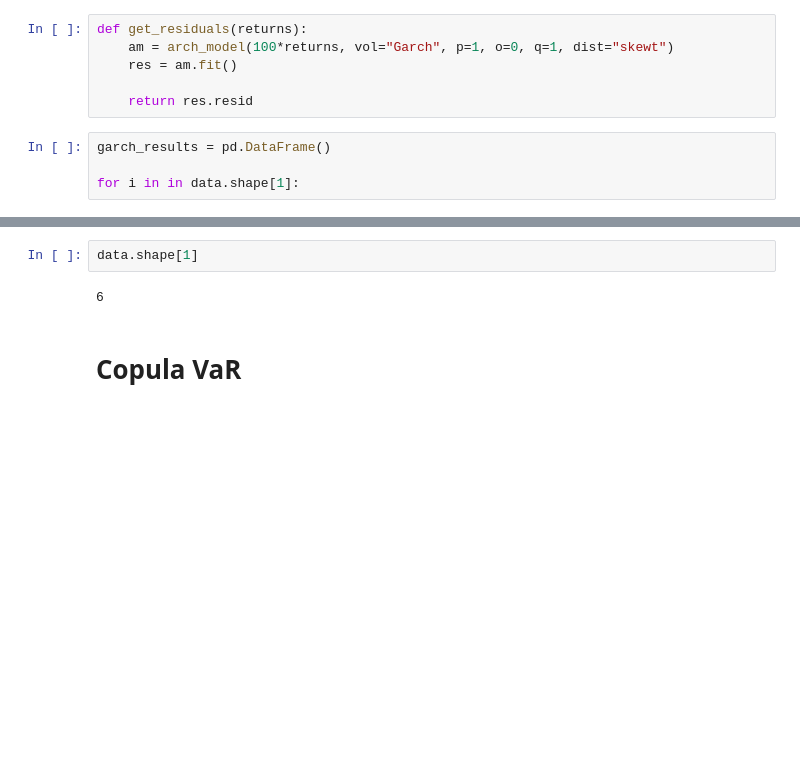
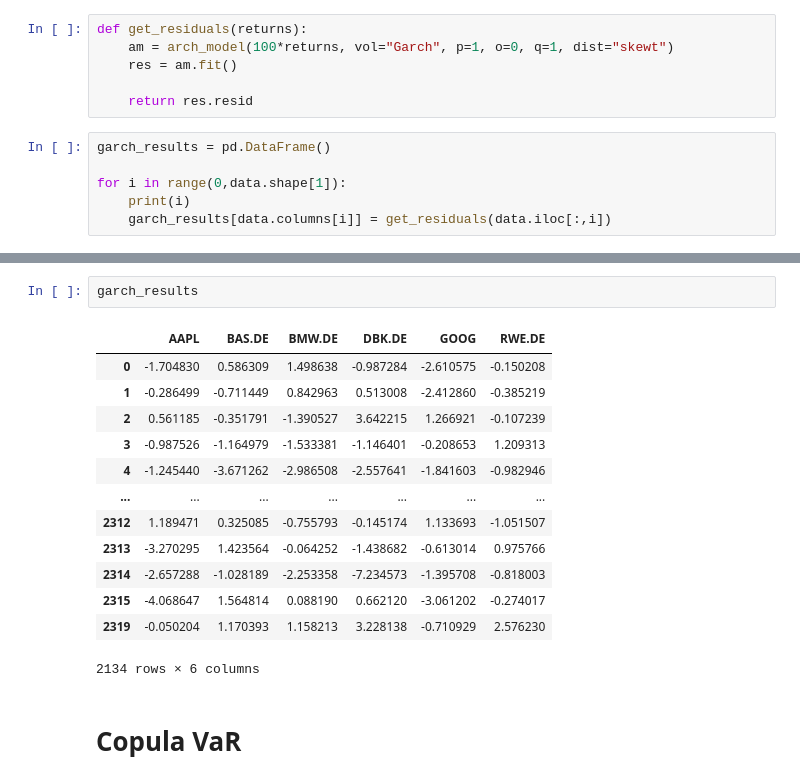
Before and after one commit to memlein/Copula-GARCH-for-Value-at-Risk-Prediction, a Jupyter notebook: VaR.ipynb, the cells around one changed output, grey strips where cells are left out. Saved outputs shown, nothing was run; the diff lists cells and outputs as text; blank space fills up the shorter version.

```diff
--- a/VaR.ipynb
+++ b/VaR.ipynb
@@ -105,4 +105,6 @@ def get_residuals(returns):
 # %%
 garch_results = pd.DataFrame()
 
-for i in in data.shape[1]:
+for i in range(0,data.shape[1]):
+    print(i)
+    garch_results[data.columns[i]] = get_residuals(data.iloc[:,i])
@@ -109,7 +129,19 @@ for i in in data.shape[1]:
-# %%
-data.shape[1]
-# %% [output]
-6
+# %%
+garch_results
+# %% [output]
+|  | AAPL | BAS.DE | BMW.DE | DBK.DE | GOOG | RWE.DE |
+| 0 | -1.704830 | 0.586309 | 1.498638 | -0.987284 | -2.610575 | -0.150208 |
+| 1 | -0.286499 | -0.711449 | 0.842963 | 0.513008 | -2.412860 | -0.385219 |
+| 2 | 0.561185 | -0.351791 | -1.390527 | 3.642215 | 1.266921 | -0.107239 |
+| 3 | -0.987526 | -1.164979 | -1.533381 | -1.146401 | -0.208653 | 1.209313 |
+| 4 | -1.245440 | -3.671262 | -2.986508 | -2.557641 | -1.841603 | -0.982946 |
+| ... | ... | ... | ... | ... | ... | ... |
+| 2312 | 1.189471 | 0.325085 | -0.755793 | -0.145174 | 1.133693 | -1.051507 |
+| 2313 | -3.270295 | 1.423564 | -0.064252 | -1.438682 | -0.613014 | 0.975766 |
+| 2314 | -2.657288 | -1.028189 | -2.253358 | -7.234573 | -1.395708 | -0.818003 |
+| 2315 | -4.068647 | 1.564814 | 0.088190 | 0.662120 | -3.061202 | -0.274017 |
+| 2319 | -0.050204 | 1.170393 | 1.158213 | 3.228138 | -0.710929 | 2.576230 |
+2134 rows × 6 columns
 # %% [markdown]
 # Copula VaR
 # %%
```
Also changed, not shown: parts of 6 cells of this notebook.
